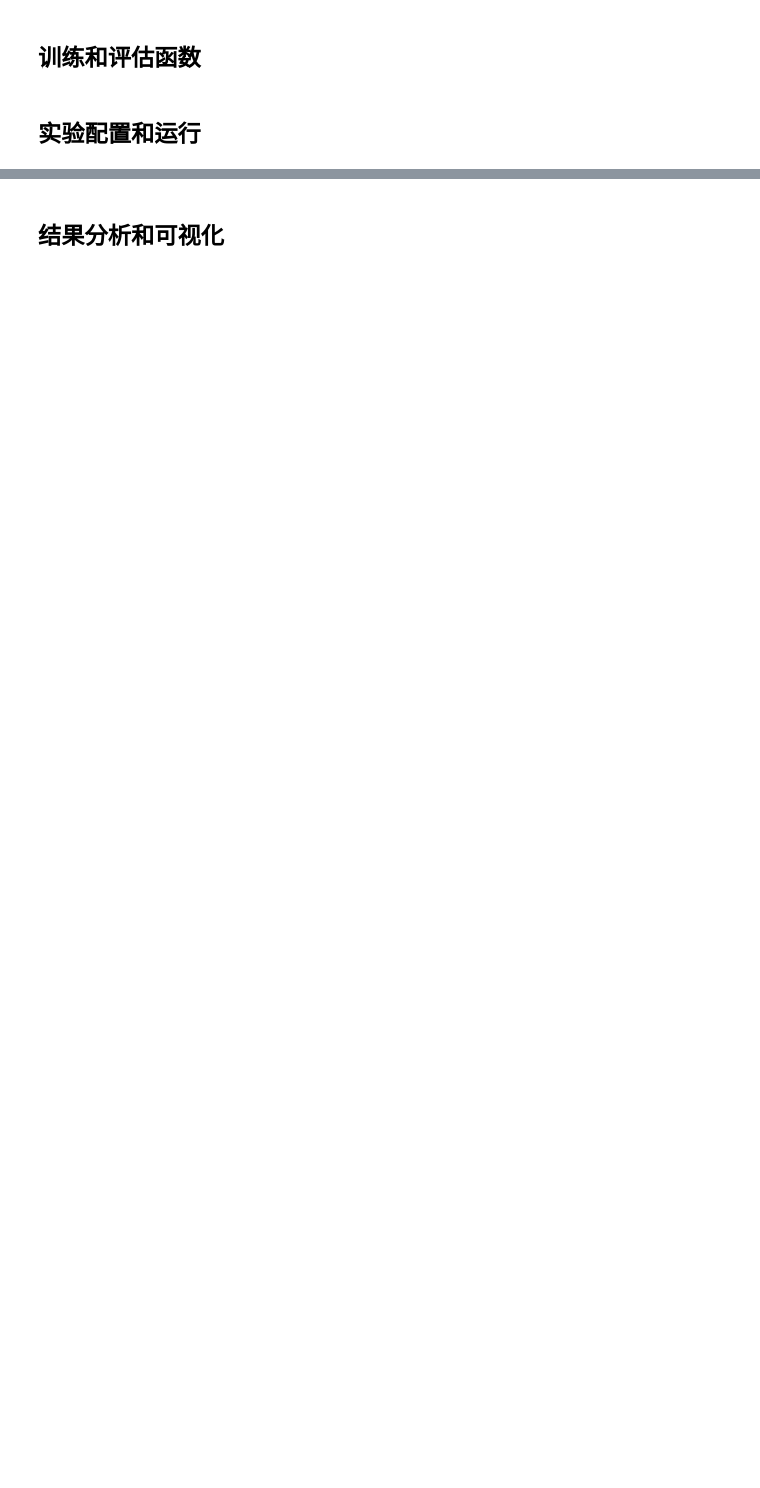
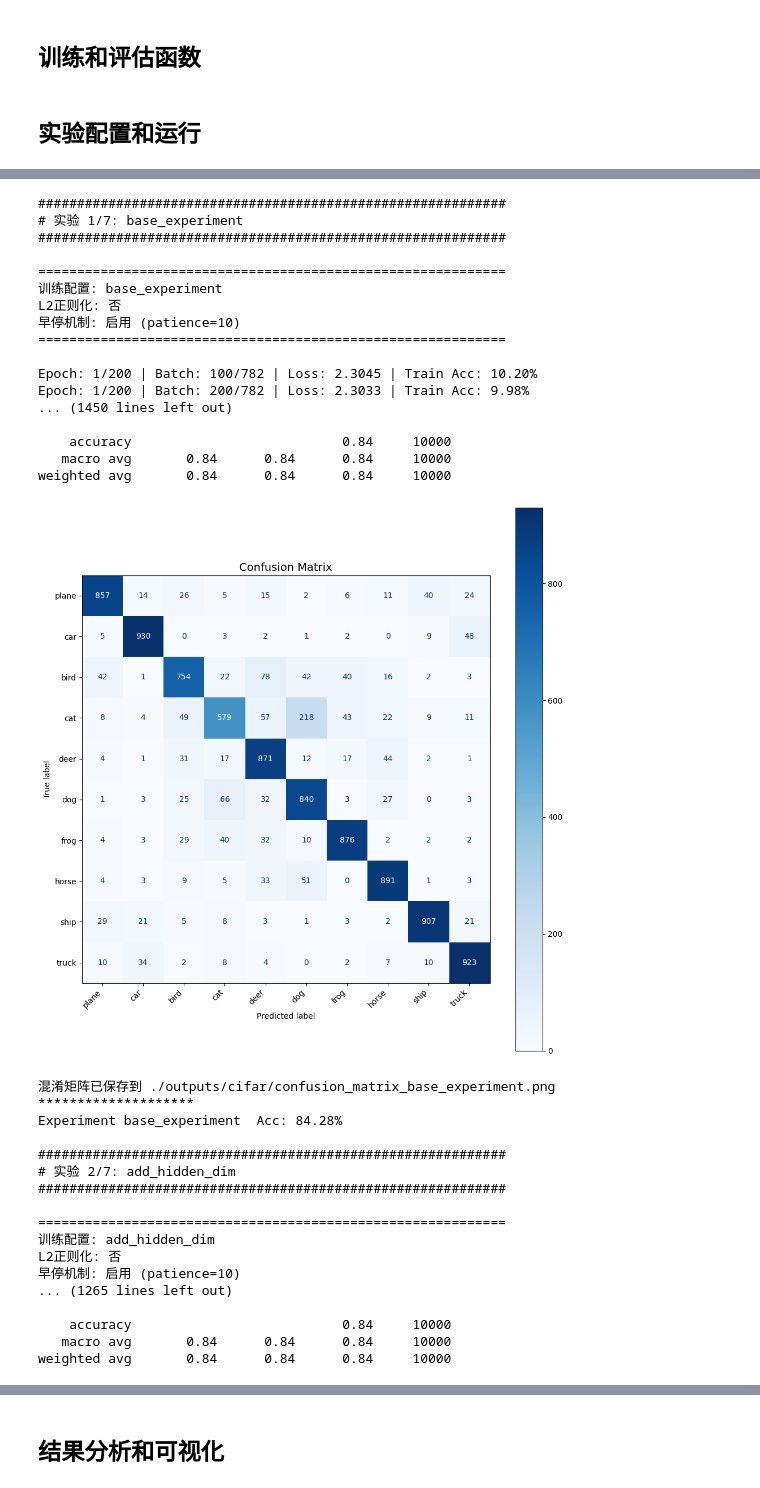
Before and after one commit to ycoliver/class_project, a Jupyter notebook: deep_learning/hw_1/CIFAR10_Experiment.ipynb, the cells around one changed output, grey strips where cells are left out. Drawn from its saved outputs; the diff is of its cells as text; code cells hidden in the pictures; blank space fills up the shorter version.

```diff
--- a/deep_learning/hw_1/CIFAR10_Experiment.ipynb
+++ b/deep_learning/hw_1/CIFAR10_Experiment.ipynb
@@ -34,7 +59,7 @@ from model_utils import *
 # 设置随机种子
 torch.manual_seed(42)
 np.random.seed(42)
-
+work_dir = '/llmchat/daixunlian/workspace'
 # 数据预处理
 transform = transforms.Compose([
     transforms.ToTensor(),
@@ -44,9 +69,9 @@ transform = transforms.Compose([
 print("加载CIFAR-10数据集...")
 
 # 加载数据集
-train_dataset = datasets.CIFAR10(root='/Users/daixunlian/workspace/class_project/deep_learning/hw_1/dataset/cifar',
+train_dataset = datasets.CIFAR10(root=os.path.join(work_dir, 'class_project/deep_learning/hw_1/dataset/cifar'),
                                  train=True, download=True, transform=transform)
-test_dataset = datasets.CIFAR10(root='/Users/daixunlian/workspace/class_project/deep_learning/hw_1/dataset/cifar',
+test_dataset = datasets.CIFAR10(root=os.path.join(work_dir, 'class_project/deep_learning/hw_1/dataset/cifar'),
                                 train=False, download=True, transform=transform)
 
 # 创建数据加载器
@@ -235,7 +338,7 @@ def plot_confusion_matrix(y_trues, y_preds, classes, save_path):
     fig, ax = plt.subplots(figsize=(10, 10))
     disp.plot(cmap=plt.cm.Blues, ax=ax)
     plt.xticks(rotation=45, ha='right')
-    plt.title("混淆矩阵", fontsize=14)
+    plt.title("Confusion Matrix", fontsize=14)
     plt.tight_layout()
     plt.savefig(save_path, dpi=150, bbox_inches='tight')
     plt.show()
@@ -250,7 +353,7 @@ def plot_training_history(history_dict, save_path):
 
     plt.xlabel('Epoch', fontsize=12)
     plt.ylabel('Test Accuracy (%)', fontsize=12)
-    plt.title('不同配置的测试准确率比较', fontsize=14)
+    plt.title('Comparasion', fontsize=14)
     plt.legend(fontsize=10)
     plt.grid(True, alpha=0.3)
     plt.tight_layout()
@@ -269,7 +372,7 @@ save_dir = './outputs/cifar/checkpoints'
 os.makedirs(save_dir, exist_ok=True)
 
 # 实验参数
-num_epochs = 20
+num_epochs = 200
 learning_rate = 0.001
 
 # 实验配置列表
@@ -316,32 +422,68 @@ for i, exp in enumerate(experiments):
     # 训练模型
     start_time = time.time()
     accuracies, best_acc = train(
         model, train_loader, test_loader, criterion, optimizer,
         epochs=num_epochs, device=device, save_dir=save_dir,
         is_l2_loss=exp['args'].get('is_l2_loss', False),
         l2_lambda=0.001,
         config_name=config_name
     )
     training_time = time.time() - start_time
 
     # 详细测试
-    y_trues, y_preds, final_acc = detailed_test(model, test_loader, device, classes)
+    y_trues, y_preds, final_acc = detailed_test(model, test_loader, device, classes, save_path=os.path.join(save_dir, f'best_{config_name}.pth'))
 
     # 保存混淆矩阵
     cm_path = f'./outputs/cifar/confusion_matrix_{config_name}.png'
     plot_confusion_matrix(y_trues, y_preds, classes, cm_path)
 
     # 记录结果
     results[exp['name']] = {
         'accuracies': accuracies,
         'best_acc': best_acc,
         'final_acc': final_acc,
         'training_time': training_time
     }
 
     print('*'*20)
-    print(f"实验 {exp['name']} 最终准确率: {final_acc:.2f}%")
+    print(f"Experiment {exp['name']}  Acc: {final_acc:.2f}%")
 
     # 保存结果到文件
     with open('./outputs/cifar/experiment_results.txt', 'a') as f:
         f.write(f"Experiment: {exp['name']}, Final Accuracy: {final_acc:.2f}%, Training Time: {training_time:.2f} seconds\n")
+# %% [output]
+############################################################
+# 实验 1/7: base_experiment
+############################################################
+
+============================================================
+训练配置: base_experiment
+L2正则化: 否
+早停机制: 启用 (patience=10)
+============================================================
+
+Epoch: 1/200 | Batch: 100/782 | Loss: 2.3045 | Train Acc: 10.20%
+Epoch: 1/200 | Batch: 200/782 | Loss: 2.3033 | Train Acc: 9.98%
+... (1450 lines left out)
+
+    accuracy                           0.84     10000
+   macro avg       0.84      0.84      0.84     10000
+weighted avg       0.84      0.84      0.84     10000
+[figure, added]
+混淆矩阵已保存到 ./outputs/cifar/confusion_matrix_base_experiment.png
+********************
+Experiment base_experiment  Acc: 84.28%
+
+############################################################
+# 实验 2/7: add_hidden_dim
+############################################################
+
+============================================================
+训练配置: add_hidden_dim
+L2正则化: 否
+早停机制: 启用 (patience=10)
+... (1265 lines left out)
+
+    accuracy                           0.84     10000
+   macro avg       0.84      0.84      0.84     10000
+weighted avg       0.84      0.84      0.84     10000
```
Also changed, not shown: parts of 8 cells of this notebook, 26 other files.
